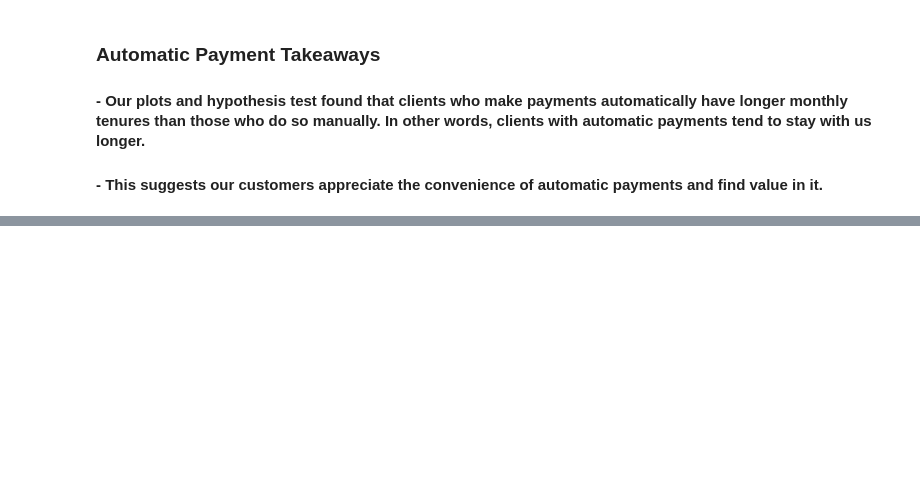
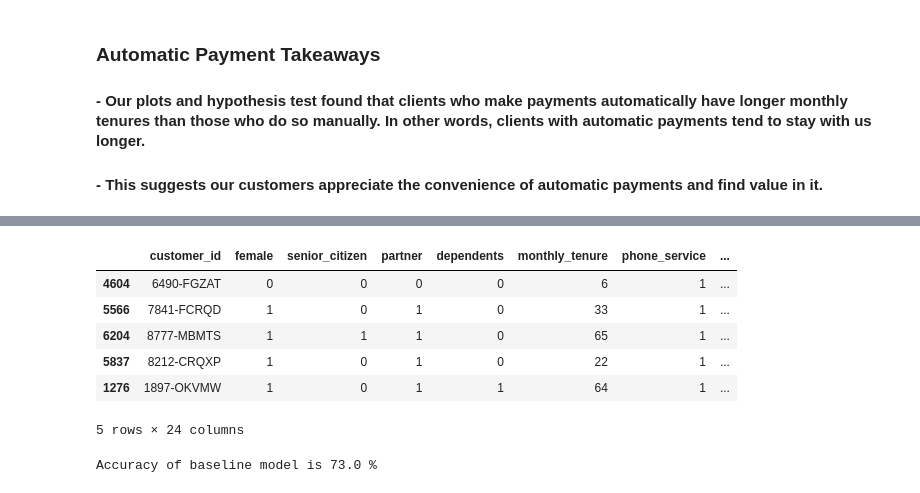
Before and after one commit to SamuelD-Data/Telco_Churn_Project, a Jupyter notebook: classification_project.ipynb, the cells around one changed output, grey strips where cells are left out. Cells and saved outputs as stored; diff of their text form; code cells hidden in the pictures; blank space fills up the shorter version.

Commit message:
finished up through training models

```diff
--- a/classification_project.ipynb
+++ b/classification_project.ipynb
@@ -693,0 +538,23 @@ test_bl['pred'] = 0
+# %%
+# copying train DF since we're going to add a new column and we don't want to alter our train table just yet
+train_bl = train
+
+# adding "baseline_prediction column" that predicts no one will churn since not churning (0), is the most common value
+train_bl['baseline_prediction'] = 0
+
+train_bl.head()
+# %% [output]
+|  | customer_id | female | senior_citizen | partner | dependents | monthly_tenure | phone_service | ... |
+| 4604 | 6490-FGZAT | 0 | 0 | 0 | 0 | 6 | 1 | ... |
+| 5566 | 7841-FCRQD | 1 | 0 | 1 | 0 | 33 | 1 | ... |
+| 6204 | 8777-MBMTS | 1 | 1 | 1 | 0 | 65 | 1 | ... |
+| 5837 | 8212-CRQXP | 1 | 0 | 1 | 0 | 22 | 1 | ... |
+| 1276 | 1897-OKVMW | 1 | 0 | 1 | 1 | 64 | 1 | ... |
+5 rows × 24 columns
+# %%
+# calculating accuracy of baseline model
+baseline_accuracy = (train_bl['baseline_prediction'] == train_bl['churn']).mean()
+
+print('Accuracy of baseline model is',round(baseline_accuracy,2)*100,'%')
+# %% [output]
+Accuracy of baseline model is 73.0 %
```
Also changed, not shown: parts of 59 cells of this notebook.
